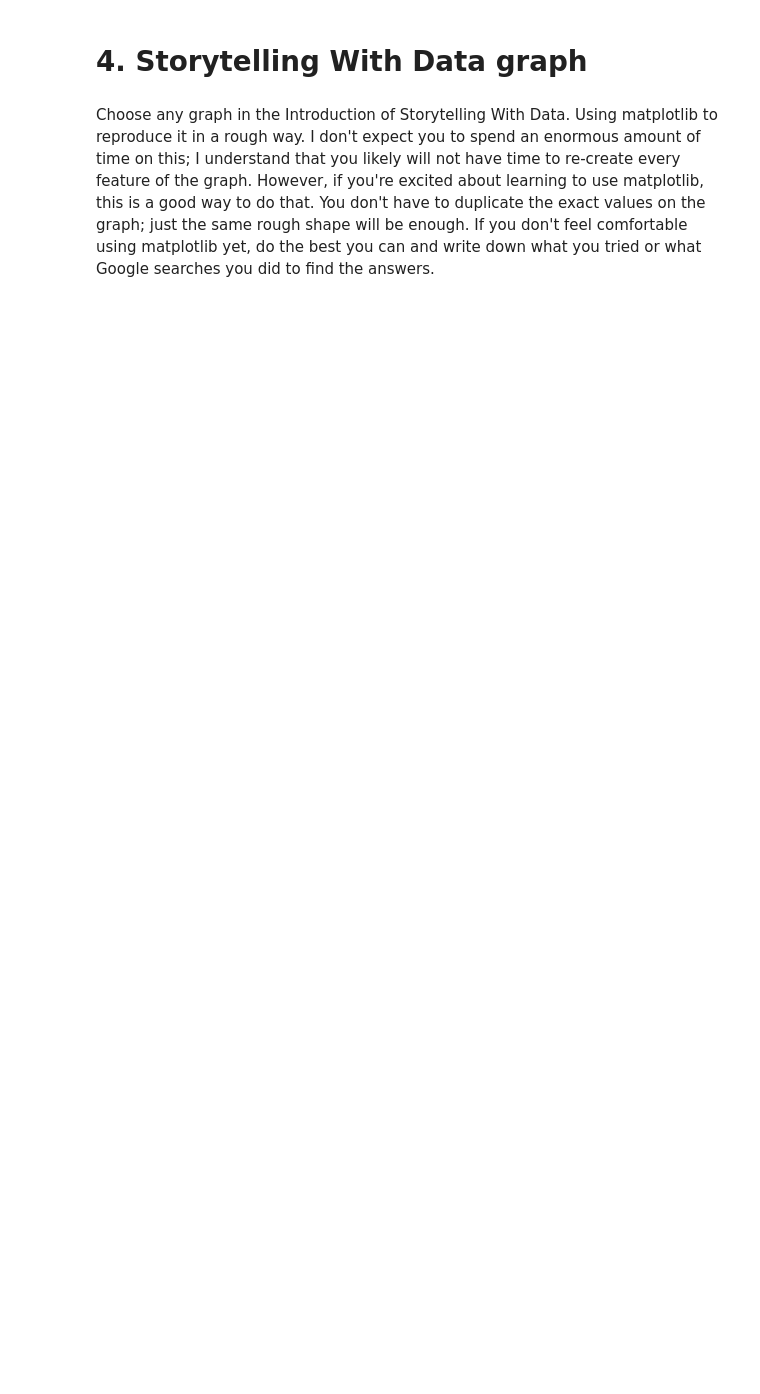
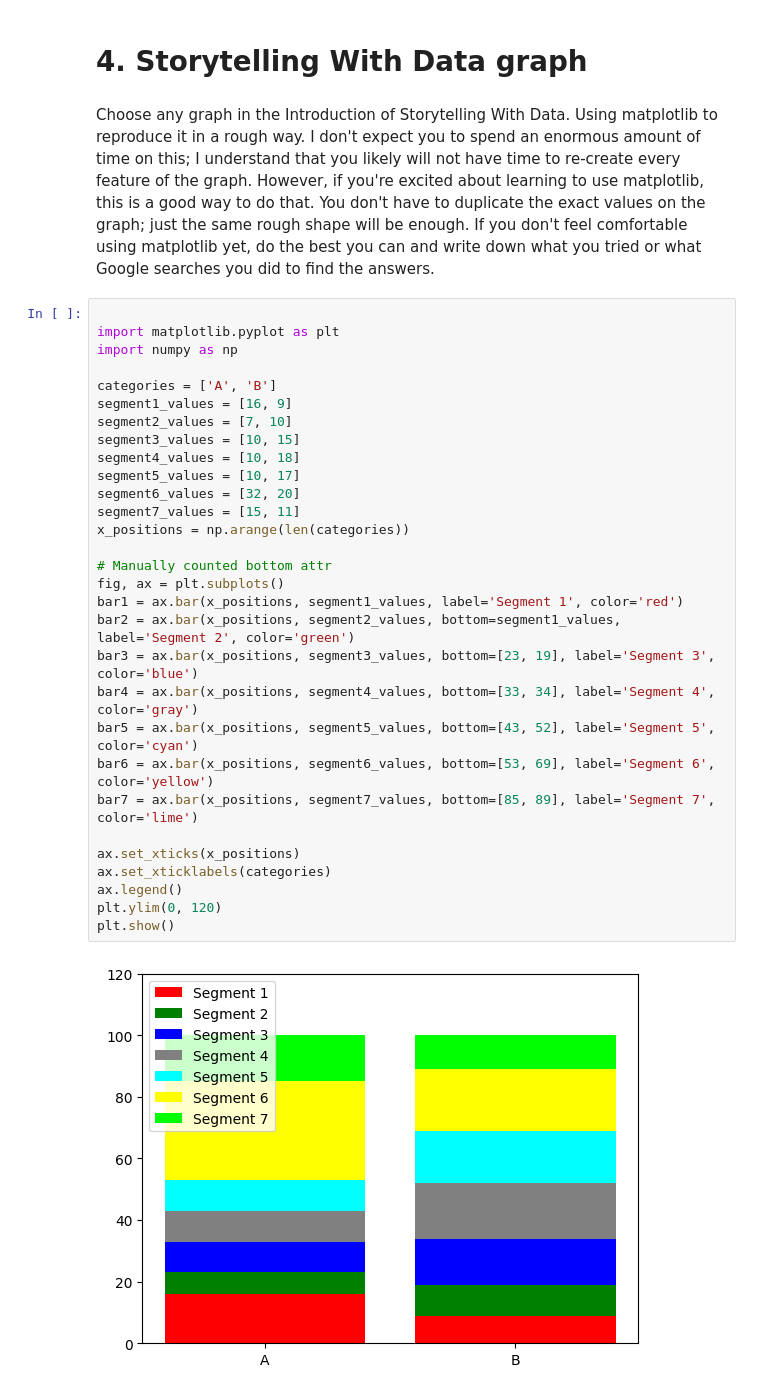
Before and after one commit to awf825-bu/Module-B-Semester-2, a Jupyter notebook: OMDS-ModB2-Week1-Flynn-Aiden.ipynb, the cells around one changed output. Drawn from its saved outputs; the diff is of its cells as text; blank space fills up the shorter version.

```diff
--- a/OMDS-ModB2-Week1-Flynn-Aiden.ipynb
+++ b/OMDS-ModB2-Week1-Flynn-Aiden.ipynb
@@ -430,3 +477,35 @@ ax.set_xlabel("Birth Date") # label the x axis
 # 4. Storytelling With Data graph
 # %% [markdown]
 Choose any graph in the Introduction of Storytelling With Data.  Using matplotlib to reproduce it in a rough way.  I don't expect you to spend an enormous amount of time on this; I understand that you likely will not have time to re-create every feature of the graph.  However, if you're excited about learning to use matplotlib, this is a good way to do that.  You don't have to duplicate the exact values on the graph; just the same rough shape will be enough.  If you don't feel comfortable using matplotlib yet, do the best you can and write down what you tried or what Google searches you did to find the answers.
+# %%
+
+import matplotlib.pyplot as plt
+import numpy as np
+
+categories = ['A', 'B']
+segment1_values = [16, 9]
+segment2_values = [7, 10]
+segment3_values = [10, 15]
+segment4_values = [10, 18]
+segment5_values = [10, 17]
+segment6_values = [32, 20]
+segment7_values = [15, 11]
+x_positions = np.arange(len(categories))
+
+# Manually counted bottom attr
+fig, ax = plt.subplots()
+bar1 = ax.bar(x_positions, segment1_values, label='Segment 1', color='red')
+bar2 = ax.bar(x_positions, segment2_values, bottom=segment1_values, label='Segment 2', color='green')
+bar3 = ax.bar(x_positions, segment3_values, bottom=[23, 19], label='Segment 3', color='blue')
+bar4 = ax.bar(x_positions, segment4_values, bottom=[33, 34], label='Segment 4', color='gray')
+bar5 = ax.bar(x_positions, segment5_values, bottom=[43, 52], label='Segment 5', color='cyan')
+bar6 = ax.bar(x_positions, segment6_values, bottom=[53, 69], label='Segment 6', color='yellow')
+bar7 = ax.bar(x_positions, segment7_values, bottom=[85, 89], label='Segment 7', color='lime')
+
+ax.set_xticks(x_positions)
+ax.set_xticklabels(categories)
+ax.legend()
+plt.ylim(0, 120)
+plt.show()
+# %% [output]
+[figure, added]
```
Also changed, not shown: parts of 12 cells of this notebook, 1 other file.
